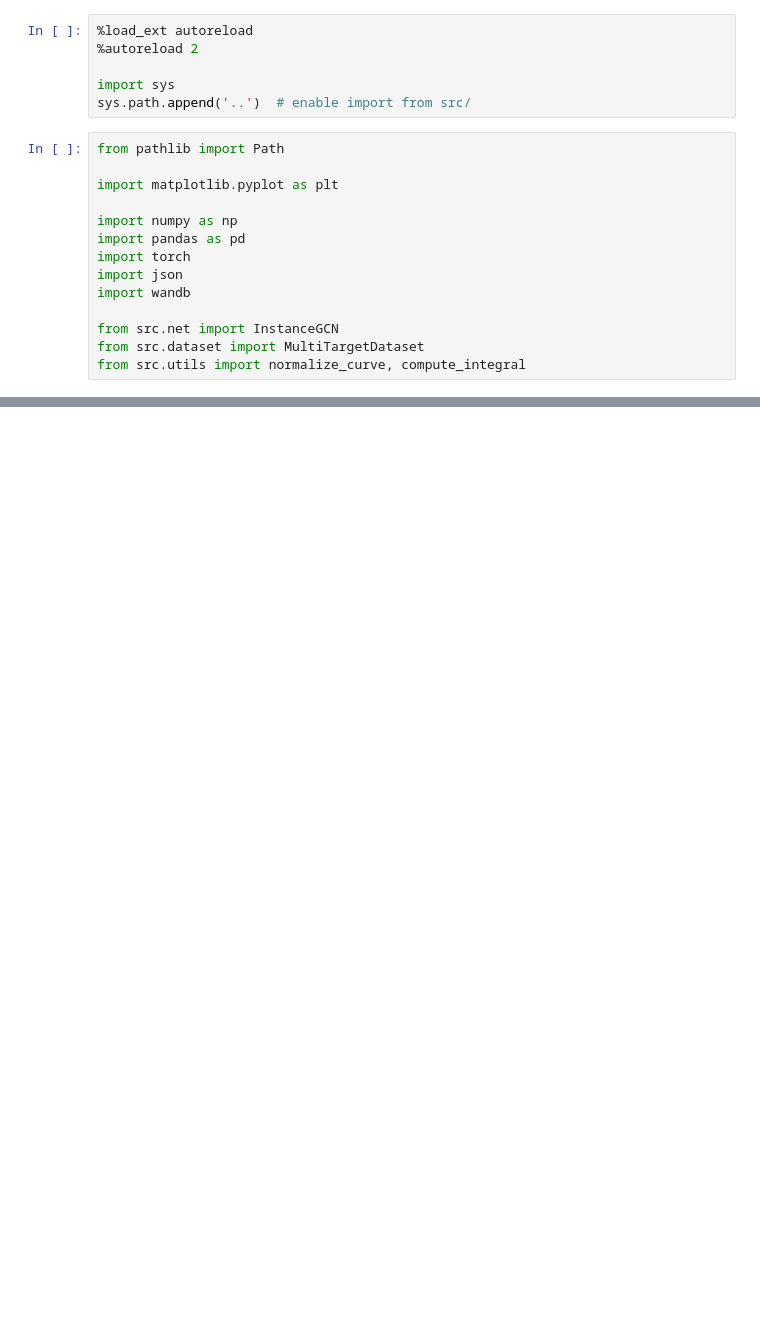
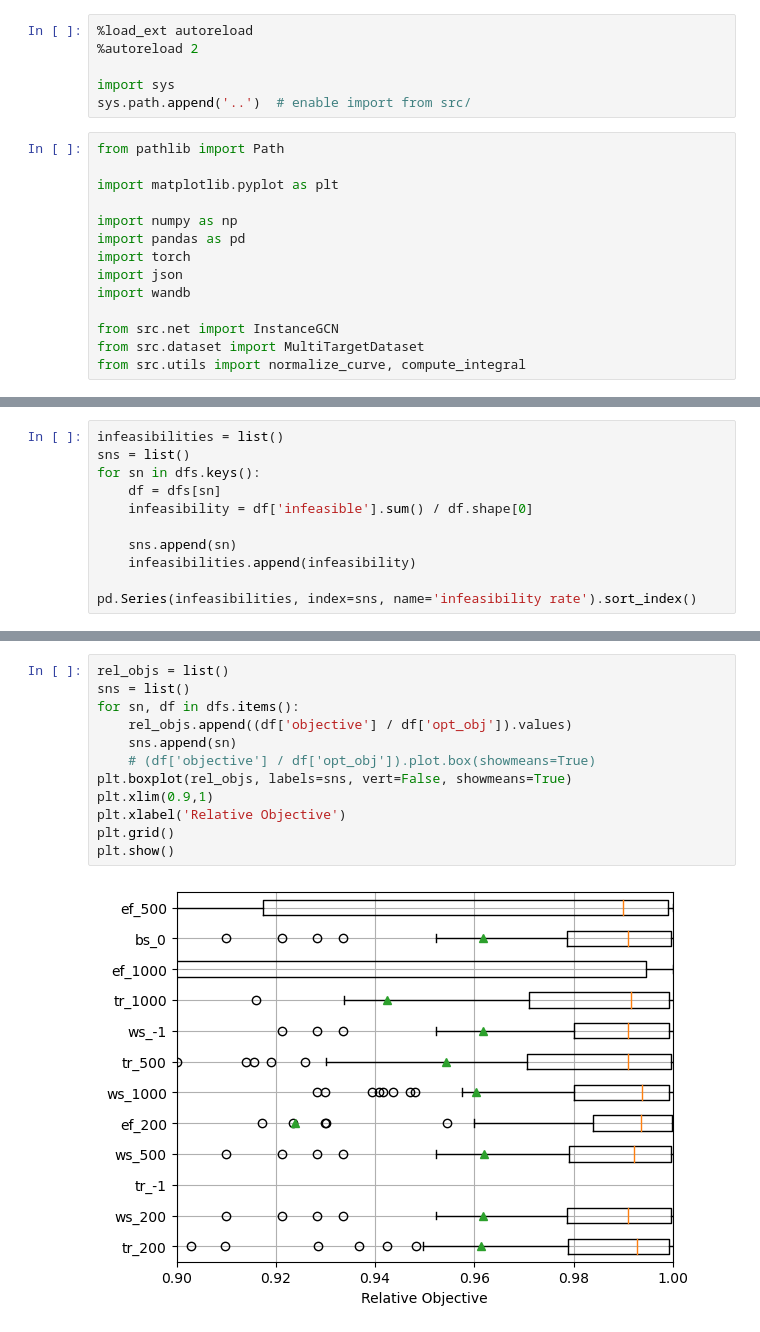
Before and after one commit to gos-ufsc/sat-gnn, a Jupyter notebook: notebooks/5.1-bmp-heuristics-evaluation.ipynb, the cells around one changed output, grey strips where cells are left out. Drawn from its saved outputs; the diff is of its cells as text; blank space fills up the shorter version.

```diff
--- a/notebooks/5.1-bmp-heuristics-evaluation.ipynb
+++ b/notebooks/5.1-bmp-heuristics-evaluation.ipynb
@@ -75,0 +90,11 @@ plt.show()
+# %%
+infeasibilities = list()
+sns = list()
+for sn in dfs.keys():
+    df = dfs[sn]
+    infeasibility = df['infeasible'].sum() / df.shape[0]
+
+    sns.append(sn)
+    infeasibilities.append(infeasibility)
+
+pd.Series(infeasibilities, index=sns, name='infeasibility rate').sort_index()
@@ -75,0 +115,14 @@ plt.show()
+# %%
+rel_objs = list()
+sns = list()
+for sn, df in dfs.items():
+    rel_objs.append((df['objective'] / df['opt_obj']).values)
+    sns.append(sn)
+    # (df['objective'] / df['opt_obj']).plot.box(showmeans=True)
+plt.boxplot(rel_objs, labels=sns, vert=False, showmeans=True)
+plt.xlim(0.9,1)
+plt.xlabel('Relative Objective')
+plt.grid()
+plt.show()
+# %% [output]
+[figure, added]
```
Also changed, not shown: parts of 8 cells of this notebook.
